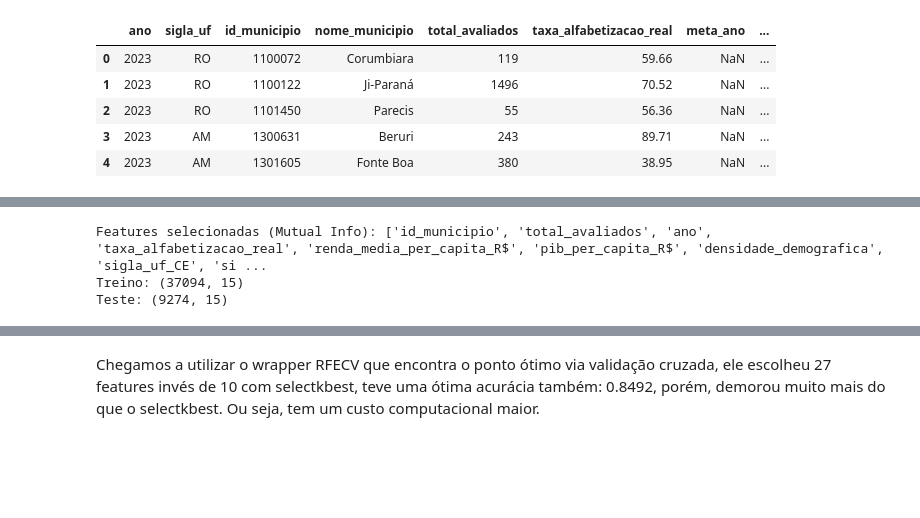
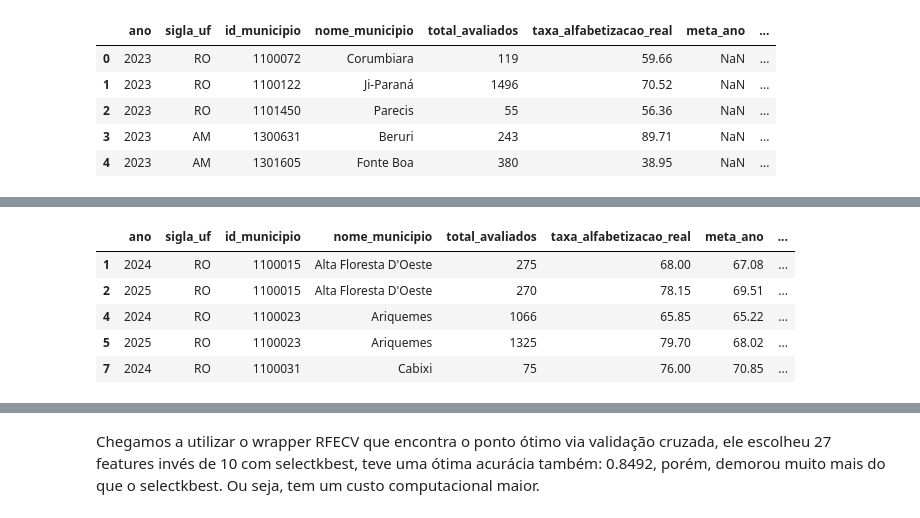
Before and after one commit to jcdematos/fiap-iast-tech-challange-03, a Jupyter notebook: jupyter-notebooks/Modelo_Classificação_Regressao_Logistica_Fase3.ipynb, the cells around one changed output, grey strips where cells are left out. Drawn from its saved outputs; the diff is of its cells as text; code cells hidden in the pictures; blank space fills up the shorter version.

```diff
--- a/jupyter-notebooks/Modelo_Classificação_Regressao_Logistica_Fase3.ipynb
+++ b/jupyter-notebooks/Modelo_Classificação_Regressao_Logistica_Fase3.ipynb
@@ -167,72 +212,22 @@ dados_mais_pib_renda.head()
 # %%
-# ======================================
-# FEATURE ENGENEERING
-# ======================================
-#Foi feita na Gold porque na Silver só tínhamos a meta do municipio e a taxa real, na Gold calculamos o desvio entre a meta e realidade.
-
 # ======================================
 # FEATURE EXTRACTION
 # ======================================
 
 #Para chegarmos no Status Meta (com as classes "atingiu" ou "não atingiu") utilizamos o desvio, se era >=0 o municipio atingiu, se não, não atingiu a meta.
 # O feature extraction ajudou a não ter no modelo duas features que não agregariam (meta_ano e desvio_ano) e que poderiam gerar associações espúrias e aumentar a dimensionalidade.
+
+# Criar agregação por UF para ajudar no feature engineering já que a adição de taxa_alfabetizacao_real gera data leakage
+dados_mais_pib_renda['media_alfa_uf'] = dados_mais_pib_renda.groupby('sigla_uf')['taxa_alfabetizacao_real'].transform('mean')
+
+#Filtrar 2023 já que status meta é "Sem meta definida" e gera muito resíduo na nossa base na etapa de KNN dos lags, e alé disso, quando incluído, apresentava um F1 score de 0.16 com apenas 211 ocorrências (support)
+status_desejados = ["Abaixo da Meta", "Atingiu a Meta"]
+dados_mais_pib_renda = dados_mais_pib_renda[dados_mais_pib_renda['status_meta'].isin(status_desejados)].copy()
+dados_mais_pib_renda.head()
+# %% [output]
+|  | ano | sigla_uf | id_municipio | nome_municipio | total_avaliados | taxa_alfabetizacao_real | meta_ano | ... |
+| 1 | 2024 | RO | 1100015 | Alta Floresta D'Oeste | 275 | 68.00 | 67.08 | ... |
+| 2 | 2025 | RO | 1100015 | Alta Floresta D'Oeste | 270 | 78.15 | 69.51 | ... |
+| 4 | 2024 | RO | 1100023 | Ariquemes | 1066 | 65.85 | 65.22 | ... |
+| 5 | 2025 | RO | 1100023 | Ariquemes | 1325 | 79.70 | 68.02 | ... |
+| 7 | 2024 | RO | 1100031 | Cabixi | 75 | 76.00 | 70.85 | ... |
-# %%
-# ======================================
-# DEFININDO X e y e divisão treino e teste
-# ======================================
-
-#Definição do y
-y_bruto = dados_mais_pib_renda['status_meta']
-
-#Definição do X
-X_bruto = dados_mais_pib_renda[['id_municipio', 'total_avaliados', 'ano', 'taxa_alfabetizacao_real','sigla_uf','renda_media_per_capita_R$','pib_per_capita_R$','densidade_demografica']]
-
-#Feature encoding do X
-  # Aplicar One-Hot Encoding en sigla_uf (Estado)
-X = pd.get_dummies(X_bruto, columns=['sigla_uf'], drop_first=True, dtype=int)
-
-# Divisão Treino e Teste
-X_train, X_test, y_train_bruto, y_test_bruto = train_test_split(
-    X,
-    y_bruto,
-    test_size=0.2,
-    random_state=42,
-    stratify=y_bruto
-)
-
-#Feature encoding do y
-le_y = LabelEncoder()
-  # O fit é feito APENAS no treino
-y_train = le_y.fit_transform(y_train_bruto)
-  # O teste é apenas transformado (usando o mapeamento aprendido no treino)
-y_test = le_y.transform(y_test_bruto)
-
-# Escalonamento do X (apenas das features que passaram pelo variance threshold)
-scaler = StandardScaler()
-X_train_scaled = scaler.fit_transform(X_train)
-X_test_scaled = scaler.transform(X_test)
-#Utilizamos o StandardScale (desvio padrão) porque é indicado para Regressão Logística, já que não temos tantos outliers no conjunto de dados para justificar o uso do Robust Scaling
-
-# ======================================
-# FEATURE SELECTION: SELECT KBEST
-# ======================================
-
-# Mutual Information (escolhida porque é mais versátil, permitindo qualquer feature categórica ou não. Apesar do dataset não ser grande (não possui milhares de observações), a seleção de features vai nos ajudar na interpretabilidade)
-selector = SelectKBest(mutual_info_classif, k=15)
-
-# Fit e transform no conjunto de treino escalonado
-X_train_selected = selector.fit_transform(X_train_scaled, y_train)
-
-# Apenas transform no conjunto de teste
-X_test_selected = selector.transform(X_test_scaled)
-
-# Verificar quais features foram selecionadas
-selected_names = X.columns[selector.get_support()]
-print('Features selecionadas (Mutual Info):', selected_names.tolist())
-
-print('Treino:', X_train_selected.shape)
-print('Teste:', X_test_selected.shape)
-# %% [output]
-Features selecionadas (Mutual Info): ['id_municipio', 'total_avaliados', 'ano', 'taxa_alfabetizacao_real', 'renda_media_per_capita_R$', 'pib_per_capita_R$', 'densidade_demografica', 'sigla_uf_CE', 'si ...
-Treino: (37094, 15)
-Teste: (9274, 15)
```
Also changed, not shown: parts of 10 cells of this notebook.
